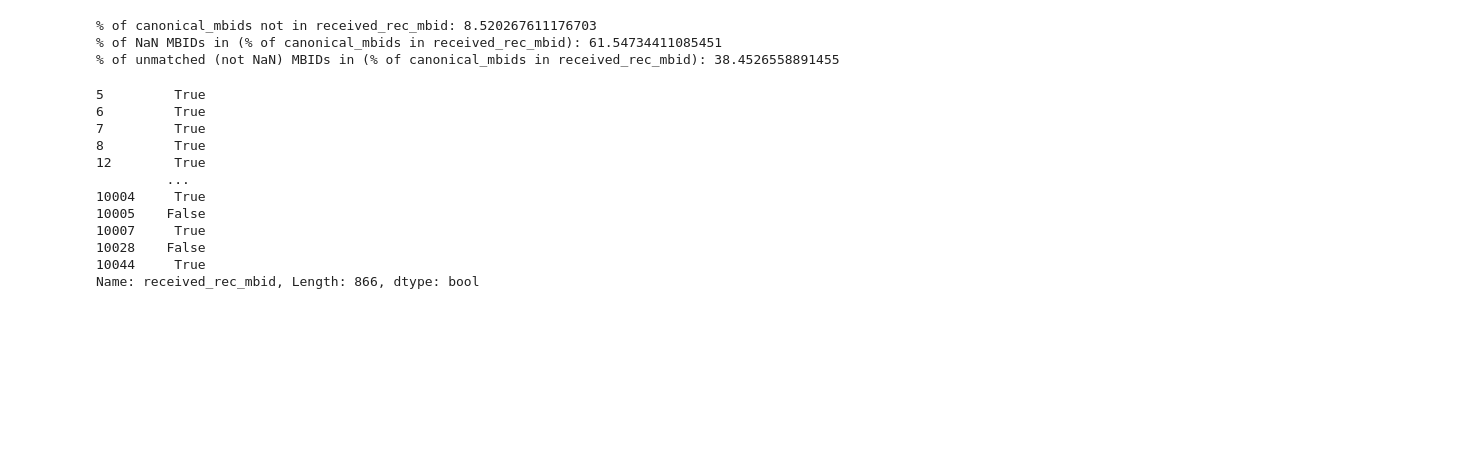
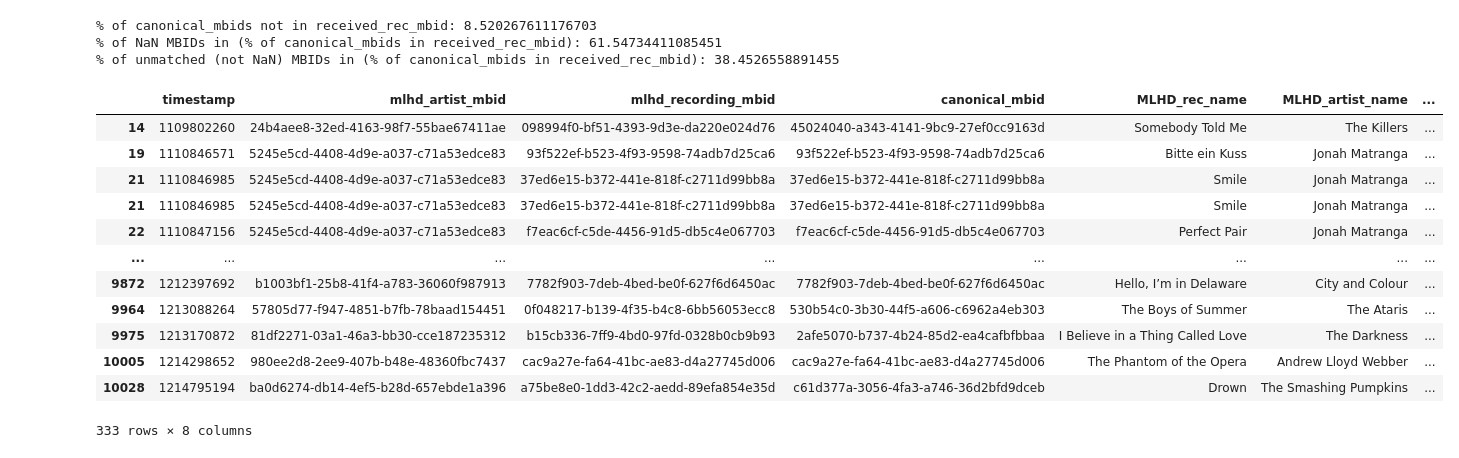
Before and after one commit to Prathamesh-Ghatole/MLHD, a Jupyter notebook: MLHD_conflation_mapping.ipynb, the cells around one changed output. Cells and saved outputs as stored; diff of their text form; code cells hidden in the pictures; blank space fills up the shorter version.

Commit message:
updated requirements, minor update in MLHD_conflation_mapping.ipynb

```diff
--- a/MLHD_conflation_mapping.ipynb
+++ b/MLHD_conflation_mapping.ipynb
@@ -164,18 +164,20 @@ print(f"% of unmatched (not NaN) MBIDs in (% of canonical_mbids in received_rec_
 % of canonical_mbids not in received_rec_mbid: 8.520267611176703
 % of NaN MBIDs in (% of canonical_mbids in received_rec_mbid): 61.54734411085451
 % of unmatched (not NaN) MBIDs in (% of canonical_mbids in received_rec_mbid): 38.4526558891455
-# %%
-final_mapping[-final_mapping.canonical_mbid.isin(final_mapping.received_rec_mbid)].received_rec_mbid.isna()
-# %% [output]
-5         True
-6         True
-7         True
-8         True
-12        True
-         ...
-10004     True
-10005    False
-10007     True
-10028    False
-10044     True
-Name: received_rec_mbid, Length: 866, dtype: bool
+# %%
+# final_mapping[-final_mapping.canonical_mbid.isin(final_mapping.received_rec_mbid)].dropna(subset=['received_rec_mbid']).to_csv('unk_ids/MBID_mapping_errors.csv', index=False)
+final_mapping[-final_mapping.canonical_mbid.isin(final_mapping.received_rec_mbid)].dropna(subset=['received_rec_mbid'])
+# %% [output]
+|  | timestamp | mlhd_artist_mbid | mlhd_recording_mbid | canonical_mbid | MLHD_rec_name | MLHD_artist_name | ... |
+| 14 | 1109802260 | 24b4aee8-32ed-4163-98f7-55bae67411ae | 098994f0-bf51-4393-9d3e-da220e024d76 | 45024040-a343-4141-9bc9-27ef0cc9163d | Somebody Told Me | The Killers | ... |
+| 19 | 1110846571 | 5245e5cd-4408-4d9e-a037-c71a53edce83 | 93f522ef-b523-4f93-9598-74adb7d25ca6 | 93f522ef-b523-4f93-9598-74adb7d25ca6 | Bitte ein Kuss | Jonah Matranga | ... |
+| 21 | 1110846985 | 5245e5cd-4408-4d9e-a037-c71a53edce83 | 37ed6e15-b372-441e-818f-c2711d99bb8a | 37ed6e15-b372-441e-818f-c2711d99bb8a | Smile | Jonah Matranga | ... |
+| 21 | 1110846985 | 5245e5cd-4408-4d9e-a037-c71a53edce83 | 37ed6e15-b372-441e-818f-c2711d99bb8a | 37ed6e15-b372-441e-818f-c2711d99bb8a | Smile | Jonah Matranga | ... |
+| 22 | 1110847156 | 5245e5cd-4408-4d9e-a037-c71a53edce83 | f7eac6cf-c5de-4456-91d5-db5c4e067703 | f7eac6cf-c5de-4456-91d5-db5c4e067703 | Perfect Pair | Jonah Matranga | ... |
+| ... | ... | ... | ... | ... | ... | ... | ... |
+| 9872 | 1212397692 | b1003bf1-25b8-41f4-a783-36060f987913 | 7782f903-7deb-4bed-be0f-627f6d6450ac | 7782f903-7deb-4bed-be0f-627f6d6450ac | Hello, I’m in Delaware | City and Colour | ... |
+| 9964 | 1213088264 | 57805d77-f947-4851-b7fb-78baad154451 | 0f048217-b139-4f35-b4c8-6bb56053ecc8 | 530b54c0-3b30-44f5-a606-c6962a4eb303 | The Boys of Summer | The Ataris | ... |
+| 9975 | 1213170872 | 81df2271-03a1-46a3-bb30-cce187235312 | b15cb336-7ff9-4bd0-97fd-0328b0cb9b93 | 2afe5070-b737-4b24-85d2-ea4cafbfbbaa | I Believe in a Thing Called Love | The Darkness | ... |
+| 10005 | 1214298652 | 980ee2d8-2ee9-407b-b48e-48360fbc7437 | cac9a27e-fa64-41bc-ae83-d4a27745d006 | cac9a27e-fa64-41bc-ae83-d4a27745d006 | The Phantom of the Opera | Andrew Lloyd Webber | ... |
+| 10028 | 1214795194 | ba0d6274-db14-4ef5-b28d-657ebde1a396 | a75be8e0-1dd3-42c2-aedd-89efa854e35d | c61d377a-3056-4fa3-a746-36d2bfd9dceb | Drown | The Smashing Pumpkins | ... |
+333 rows × 8 columns
```
Also changed, not shown: 1 other file.
